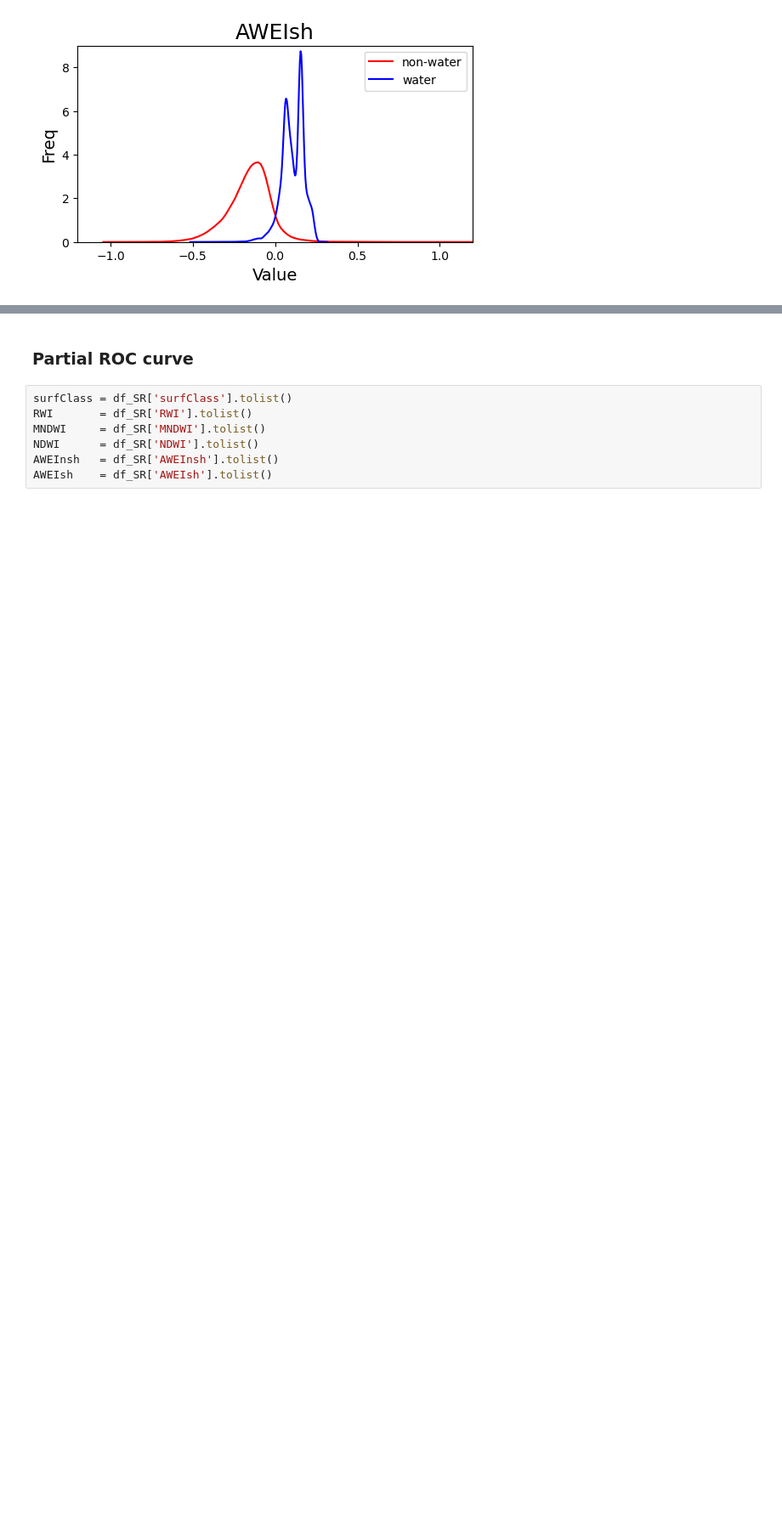
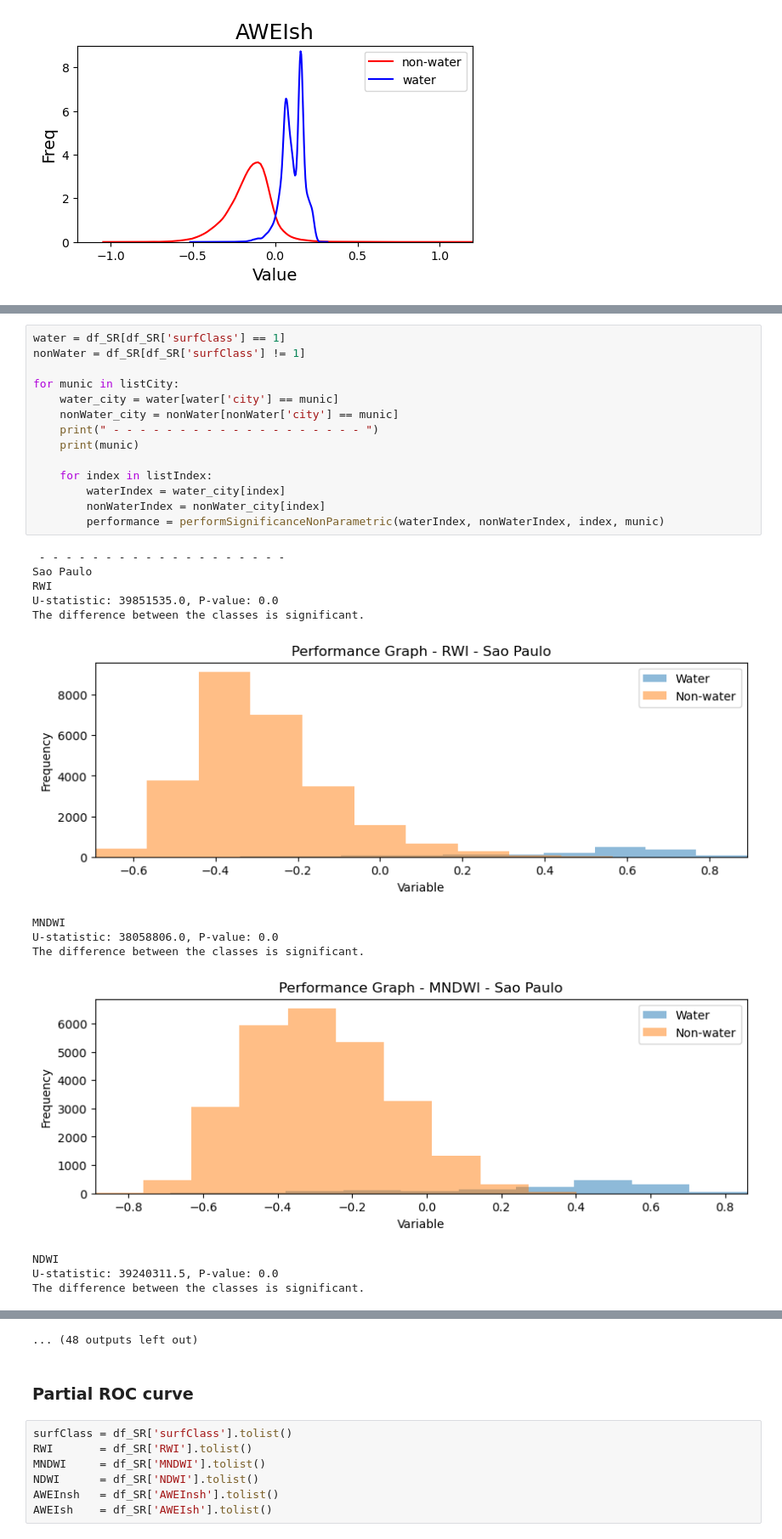
Before and after one commit to edujusti/Rescaled-Water-Index-RWI, a Jupyter notebook: 01_statisticalAnalysis.ipynb, the cells around one changed output, grey strips where cells are left out. Shown at 85% size. Drawn from its saved outputs; the diff is of its cells as text; blank space fills up the shorter version.

```diff
--- a/01_statisticalAnalysis.ipynb
+++ b/01_statisticalAnalysis.ipynb
@@ -182,0 +258,28 @@ for index in listIndex:
+# %%
+water = df_SR[df_SR['surfClass'] == 1]
+nonWater = df_SR[df_SR['surfClass'] != 1]
+
+for munic in listCity:
+    water_city = water[water['city'] == munic]
+    nonWater_city = nonWater[nonWater['city'] == munic]
+    print(" - - - - - - - - - - - - - - - - - - - ")
+    print(munic)
+
+    for index in listIndex:
+        waterIndex = water_city[index]
+        nonWaterIndex = nonWater_city[index]
+        performance = performSignificanceNonParametric(waterIndex, nonWaterIndex, index, munic)
+# %% [output]
+ - - - - - - - - - - - - - - - - - - -
+Sao Paulo
+RWI
+U-statistic: 39851535.0, P-value: 0.0
+The difference between the classes is significant.
+[figure, added]
+MNDWI
+U-statistic: 38058806.0, P-value: 0.0
+The difference between the classes is significant.
+[figure, added]
+NDWI
+U-statistic: 39240311.5, P-value: 0.0
+The difference between the classes is significant.
@@ -183,3 +301,4 @@ for index in listIndex:
+... (48 outputs left out)
 # %% [markdown]
 ### Partial ROC curve
 # %%
```
Also changed, not shown: parts of 9 cells of this notebook.
